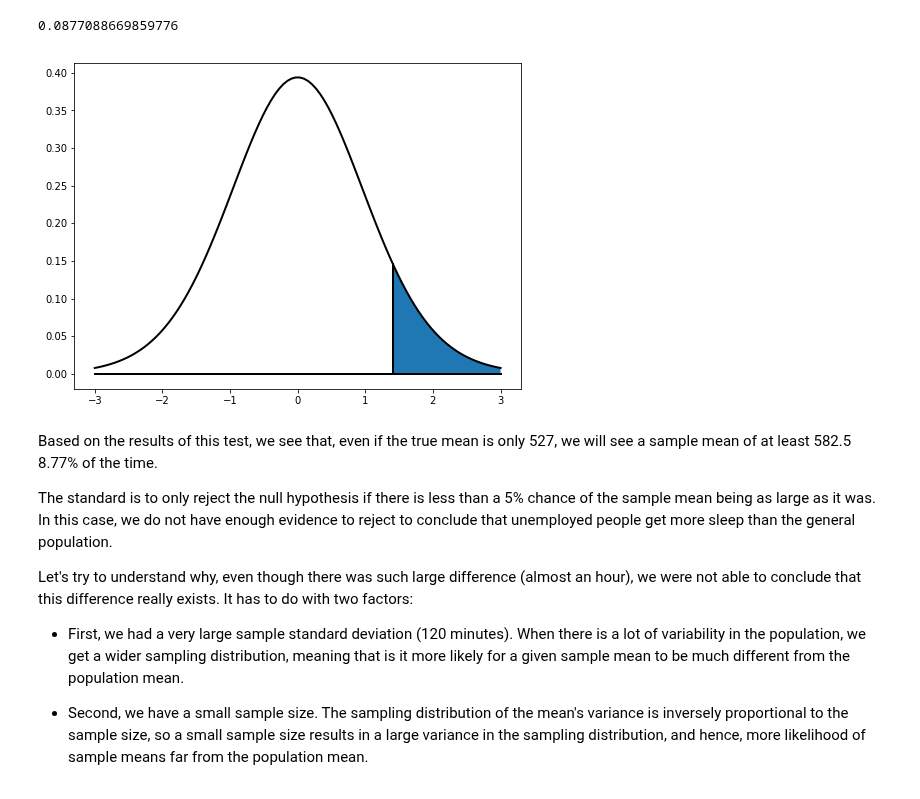
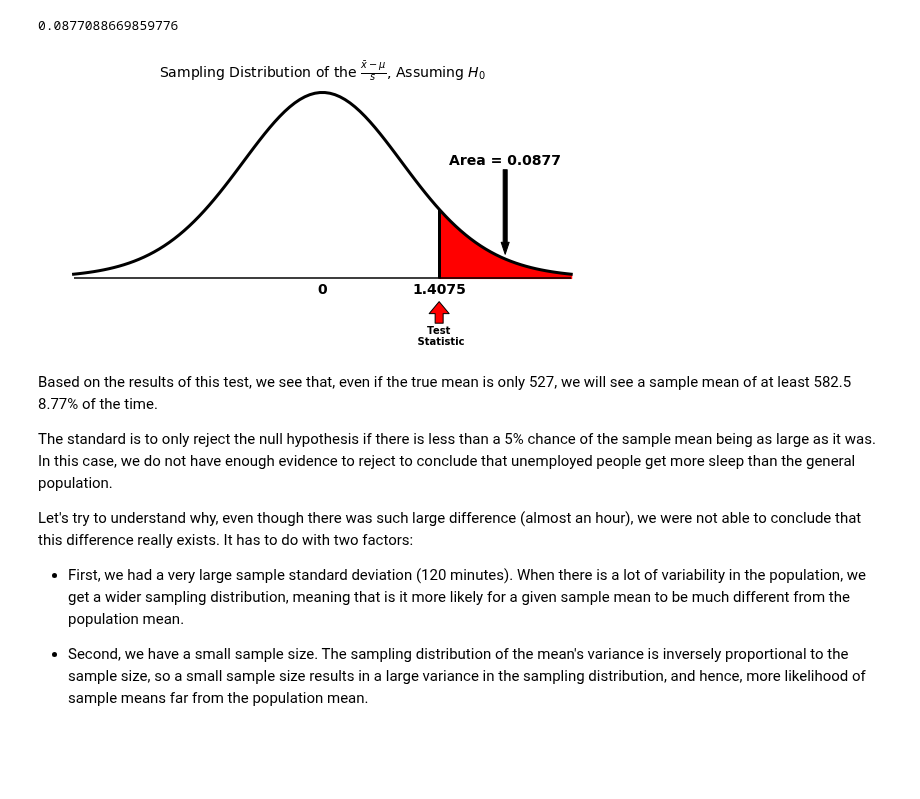
Before and after one commit to NSS-Data-Instructional-Stuff/stats-for-data-science, a Jupyter notebook: notebooks/Hypothesis_Testing_Part_1.ipynb, the cells around one changed output. Cells and saved outputs as stored; diff of their text form; code cells hidden in the pictures; blank space fills up the shorter version.

Commit message:
cleaned up hypothesis testing notebook, adding hypot_plots

```diff
--- a/notebooks/Hypothesis_Testing_Part_1.ipynb
+++ b/notebooks/Hypothesis_Testing_Part_1.ipynb
@@ -127,19 +91,3 @@ What does this mean? Well, first we must divide the reported $p$-value in half s
 t_result.pvalue / 2
 # %% [output]
 0.0877088669859776
-# %%
-## TODO: Add annotations.
-
-t_dist = t(df = len(time_use_sample))
-x = np.linspace(-3, 3, 100)
-fig, ax = plt.subplots(1, 1, figsize = (8,6))
-
-ax.plot(x, t_dist.pdf(x), 'k-', lw=2, label = 't-distribution')
-
-ax.fill_between(x[x >= t_result.statistic], 0, t_dist.pdf(x[x >= t_result.statistic]))
-
-plt.plot([t_result.statistic, t_result.statistic], [0,t_dist.pdf(t_result.statistic)], color = 'black', linewidth = 2);
-
-plt.plot([-3, 3], [0,0], color = 'black', linewidth = 2);
-# %% [output]
-[figure, removed]
@@ -146,3 +96,7 @@ plt.plot([-3, 3], [0,0], color = 'black', linewidth = 2);
+# %%
+hypot_plot_mean(time_use_sample.minutes_spent_sleeping, popmean=527, type = 'right')
+# %% [output]
+[figure, added]
 # %% [markdown]
 Based on the results of this test, we see that, even if the true mean is only 527, we will see a sample mean of at least 582.5 8.77% of the time.
 
```
Also changed, not shown: parts of 22 cells of this notebook, 1 other file.
